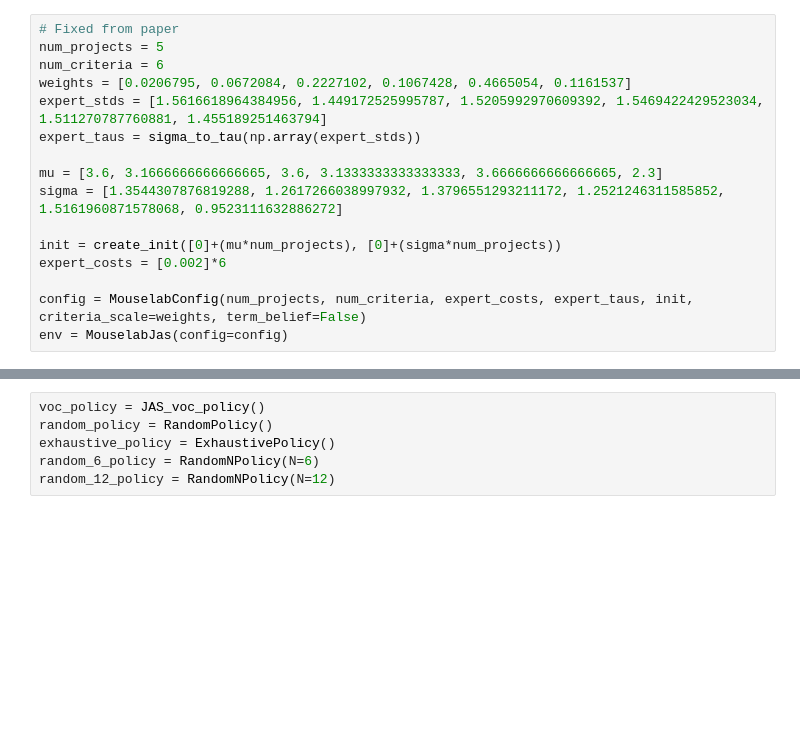
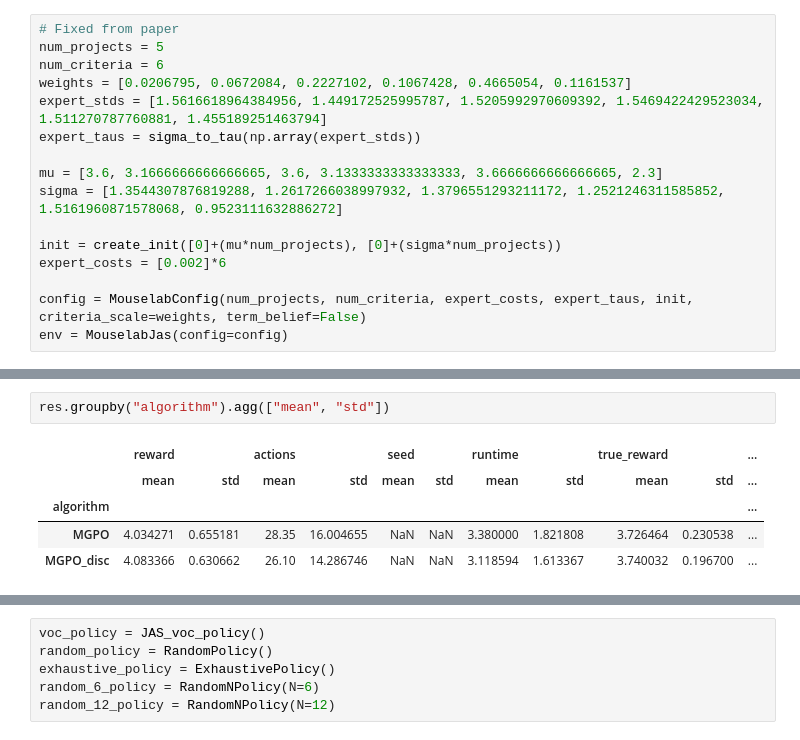
Before and after one commit to lovis-heindrich/MGPS-project-selection, a Jupyter notebook: khalili_env_sim.ipynb, the cells around one changed output, grey strips where cells are left out. Drawn from its saved outputs; the diff is of its cells as text; blank space fills up the shorter version.

```diff
--- a/khalili_env_sim.ipynb
+++ b/khalili_env_sim.ipynb
@@ -64,0 +47,8 @@ array([ 0.        ,  0.13495211, -0.03680607,  0.88638358,  0.2477053 ,
+# %%
+res.groupby("algorithm").agg(["mean", "std"])
+# %% [output]
+|  | reward |  | actions |  | seed |  | runtime |  | true_reward |  | ... |
+|  | mean | std | mean | std | mean | std | mean | std | mean | std | ... |
+| algorithm |  |  |  |  |  |  |  |  |  |  | ... |
+| MGPO | 4.034271 | 0.655181 | 28.35 | 16.004655 | NaN | NaN | 3.380000 | 1.821808 | 3.726464 | 0.230538 | ... |
+| MGPO_disc | 4.083366 | 0.630662 | 26.10 | 14.286746 | NaN | NaN | 3.118594 | 1.613367 | 3.740032 | 0.196700 | ... |
```
Also changed, not shown: parts of 6 cells of this notebook, 7 other files.
